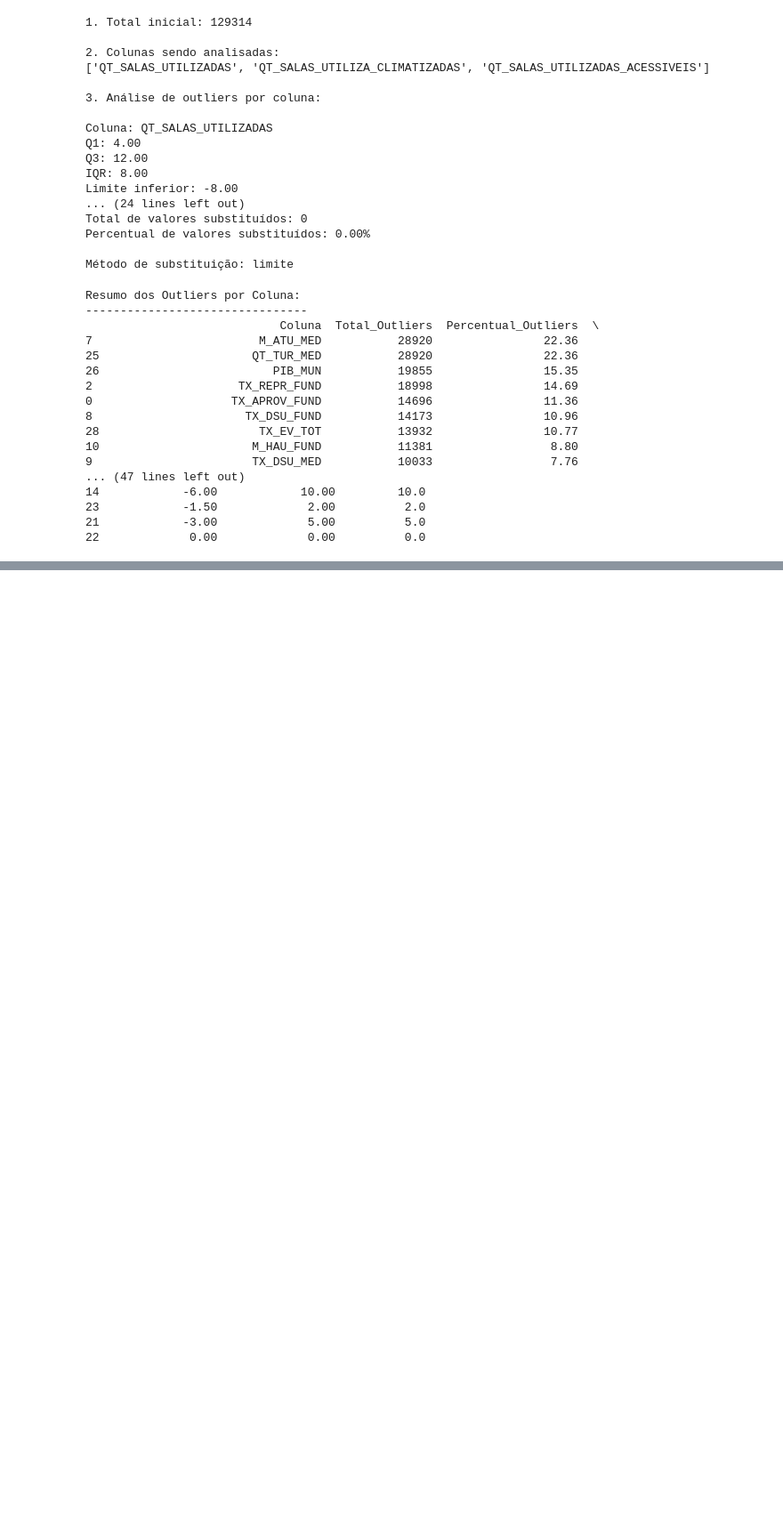
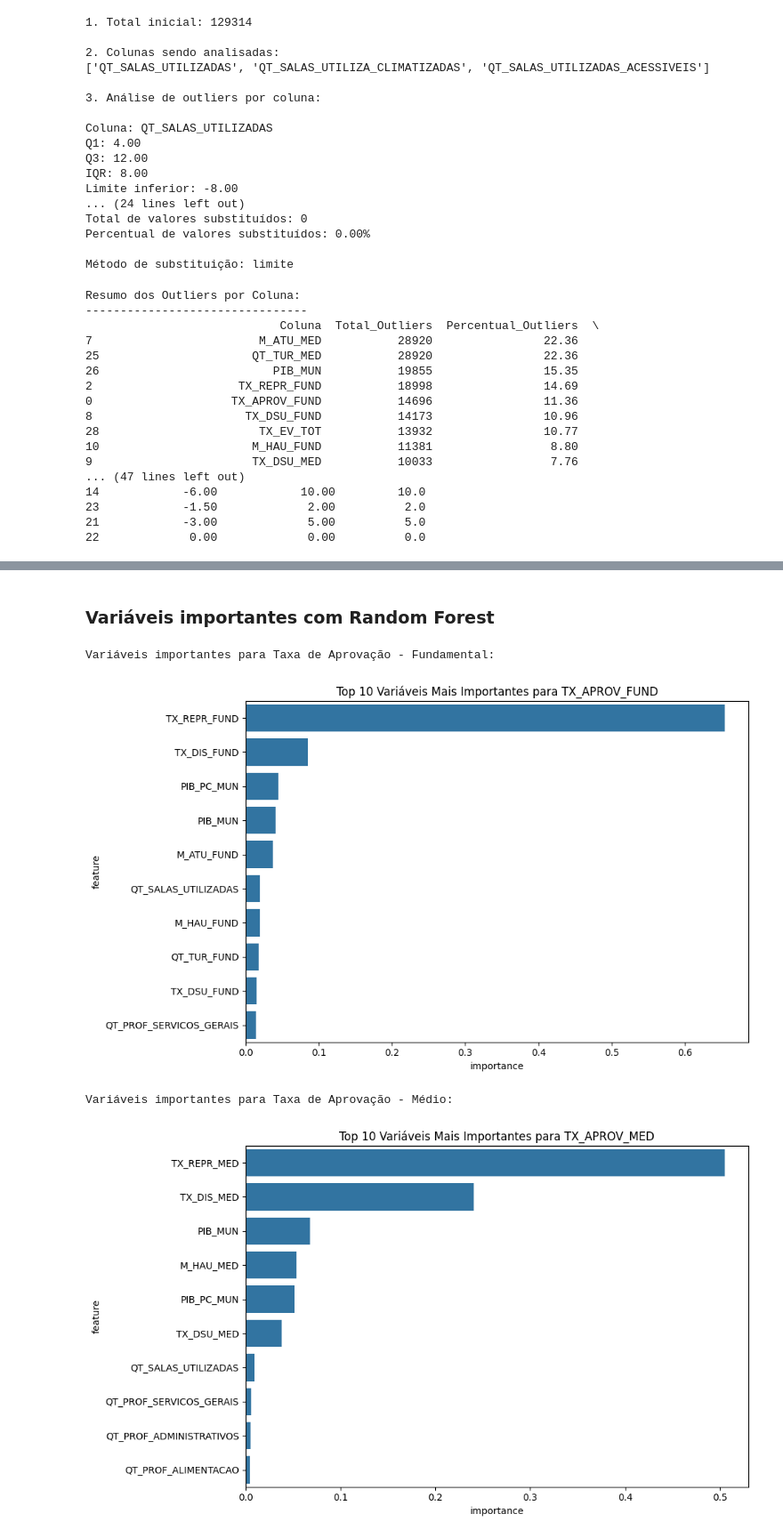
Before and after one commit to KassiaMabily/trabalho-analise, a Jupyter notebook: analise.ipynb, the cells around one changed output, grey strips where cells are left out. Shown at 89% size. Saved outputs shown, nothing was run; the diff lists cells and outputs as text; code cells hidden in the pictures; blank space fills up the shorter version.

Commit message:
criação de modelo

```diff
--- a/analise.ipynb
+++ b/analise.ipynb
@@ -675,0 +938,46 @@ Resumo dos Outliers por Coluna:
+# %% [markdown]
+### Variáveis importantes com Random Forest
+# %%
+def identificar_variaveis_importantes(df, target_col, n_vars=10):
+    """
+    Identifica as variáveis mais importantes para prever uma taxa de aprovação
+    """
+    # Selecionar apenas colunas numéricas
+    df_num = df.select_dtypes(include=['float64', 'int64'])
+
+    # Remover a coluna alvo das features
+    features = df_num.drop(columns=[target_col])
+    target = df_num[target_col]
+
+    # Criar e treinar um modelo de Random Forest
+    from sklearn.ensemble import RandomForestRegressor
+    rf = RandomForestRegressor(n_estimators=100, random_state=42)
+    rf.fit(features, target)
+
+    # Obter importância das features
+    importances = pd.DataFrame({
+        'feature': features.columns,
+        'importance': rf.feature_importances_
+    })
+    importances = importances.sort_values('importance', ascending=False)
+
+    # Plotar importância das features
+    plt.figure(figsize=(10, 6))
+    sns.barplot(data=importances.head(n_vars), x='importance', y='feature')
+    plt.title(f'Top {n_vars} Variáveis Mais Importantes para {target_col}')
+    plt.tight_layout()
+    plt.show()
+
+    return importances
+
+# Analisar variáveis importantes para cada taxa de aprovação
+print("\nVariáveis importantes para Taxa de Aprovação - Fundamental:")
+imp_fund = identificar_variaveis_importantes(df_censo_fund, 'TX_APROV_FUND')
+
+print("\nVariáveis importantes para Taxa de Aprovação - Médio:")
+imp_med = identificar_variaveis_importantes(df_censo_med, 'TX_APROV_MED')
+# %% [output]
+Variáveis importantes para Taxa de Aprovação - Fundamental:
+[figure, added]
+Variáveis importantes para Taxa de Aprovação - Médio:
+[figure, added]
```
Also changed, not shown: parts of 35 cells of this notebook.
